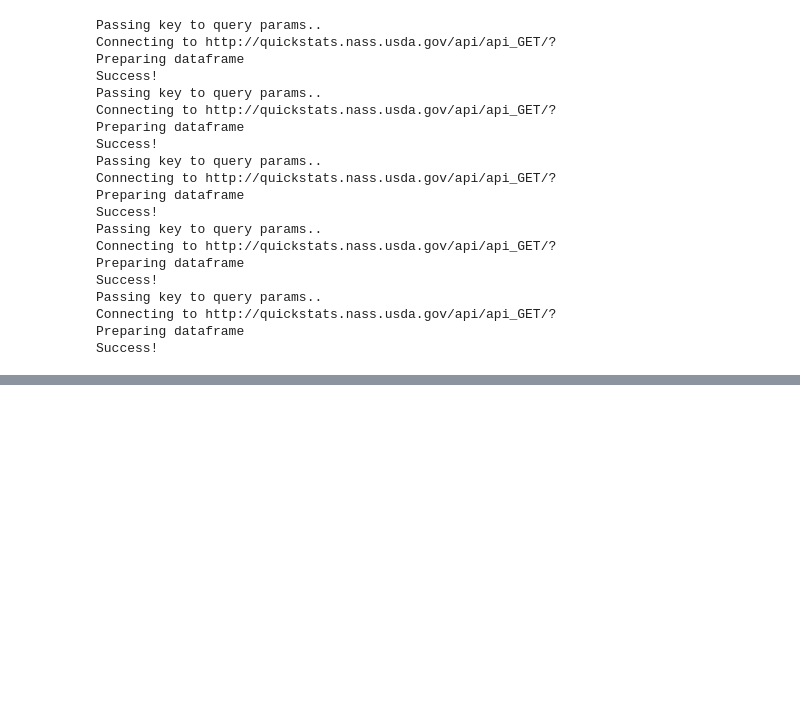
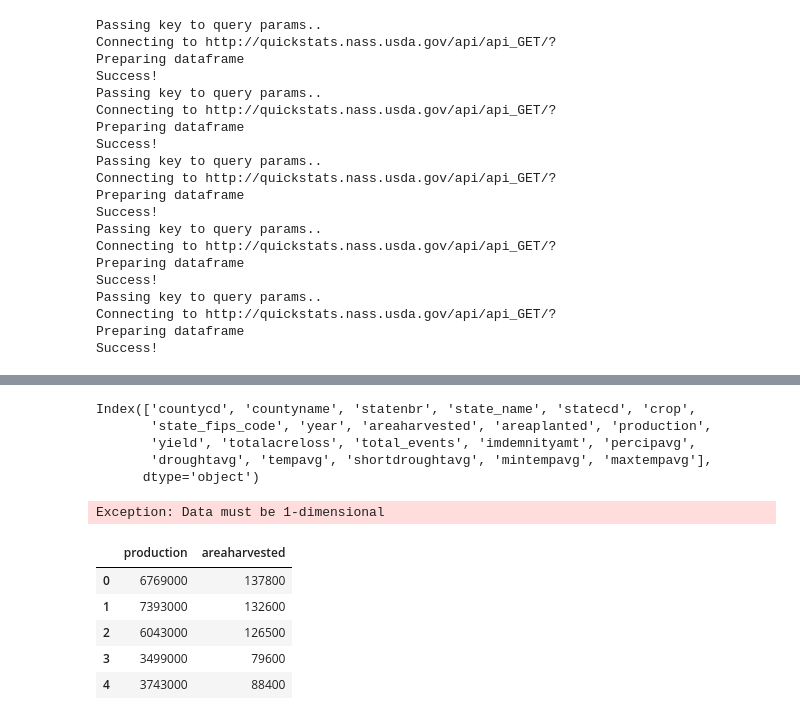
Before and after one commit to janetcheung-byte/Project-2-Final, a Jupyter notebook: prep.ipynb, the cells around one changed output, grey strips where cells are left out. Cells and saved outputs as stored; diff of their text form; code cells hidden in the pictures; blank space fills up the shorter version.

```diff
--- a/prep.ipynb
+++ b/prep.ipynb
@@ -43,0 +30,32 @@ Success!
+# %%
+ftr.keys()
+# %% [output]
+Index(['countycd', 'countyname', 'statenbr', 'state_name', 'statecd', 'crop',
+       'state_fips_code', 'year', 'areaharvested', 'areaplanted', 'production',
+       'yield', 'totalacreloss', 'total_events', 'imdemnityamt', 'percipavg',
+       'droughtavg', 'tempavg', 'shortdroughtavg', 'mintempavg', 'maxtempavg'],
+      dtype='object')
+# %%
+#Production-Harvest Prediction
+
+def predict_harvest(df):
+
+    feature = pd.DataFrame()
+    feature['production'] = df['production'].values
+    feature['areaharvested'] = df['areaharvested'].values
+
+    return feature
+    #Production Feature
+# %%
+p = predict_harvest(ftr)
+# %% [output]
+Exception: Data must be 1-dimensional
+# %%
+p.head()
+# %% [output]
+|  | production | areaharvested |
+| 0 | 6769000 | 137800 |
+| 1 | 7393000 | 132600 |
+| 2 | 6043000 | 126500 |
+| 3 | 3499000 | 79600 |
+| 4 | 3743000 | 88400 |
```
Also changed, not shown: parts of 4 cells of this notebook, 1 other file.
